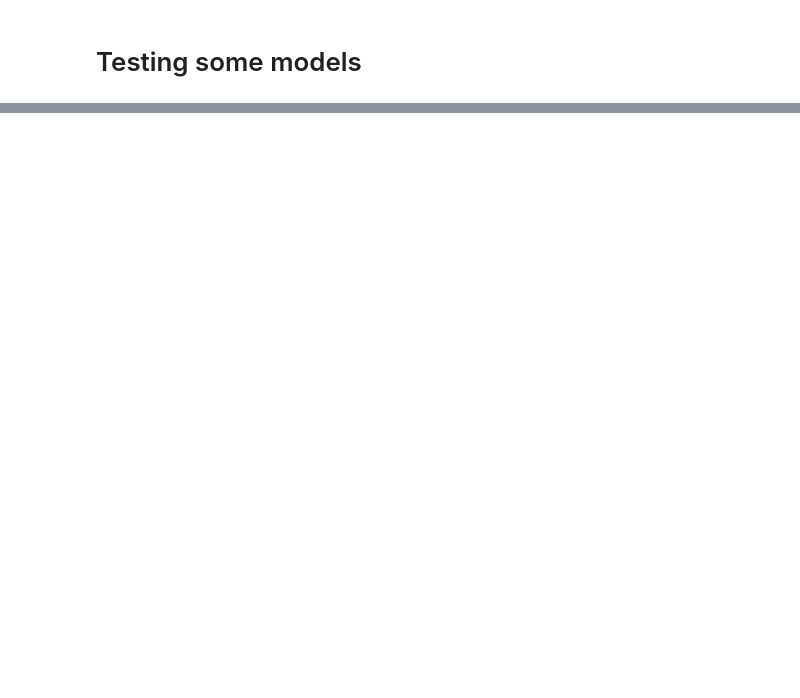
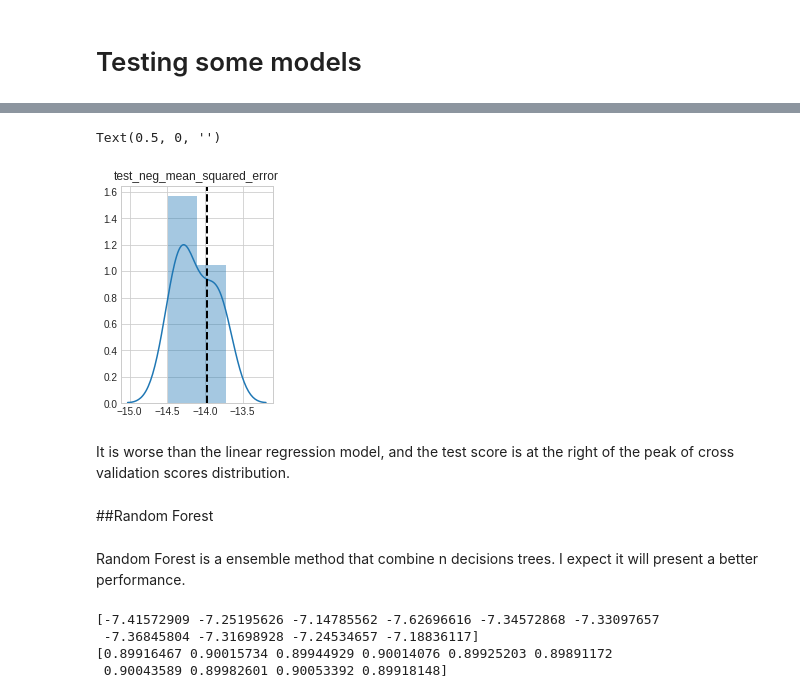
Before and after one commit to gchiuffa/learning, a Jupyter notebook: newyorktaxi.ipynb, the cells around one changed output, grey strips where cells are left out. Cells and saved outputs as stored; diff of their text form; code cells hidden in the pictures; blank space fills up the shorter version.

```diff
--- a/newyorktaxi.ipynb
+++ b/newyorktaxi.ipynb
@@ -539,0 +566,2 @@ NameError: ignored
+# %%
+prediction2=tree_reg.predict(X_test)
@@ -539,0 +573,33 @@ NameError: ignored
+# %%
+plt.subplot(121)
+sns.distplot(scores_tree['test_neg_mean_squared_error'])
+plt.axvline((-lin_mse),linewidth  = 2 ,
+                linestyle = "dashed",color = "k",
+                label = "lin_mse")
+plt.title('test_neg_mean_squared_error')
+plt.xlabel("")
+# %% [output]
+Text(0.5, 0, '')
+[figure, added]
+# %% [markdown]
+It is worse than the linear regression model, and the test score is at the right of the peak of cross validation scores distribution.
+# %% [markdown]
+##Random Forest
+# %% [markdown]
+Random Forest is a ensemble method that combine n decisions trees. I expect it will present a better performance.
+# %%
+from sklearn.ensemble import RandomForestRegressor
+forest_reg = RandomForestRegressor()
+
+forest_reg.fit(X_train,y_train)
+
+scores_forest = cross_validate(forest_reg, X_train, y_train, cv=10, scoring=('r2', 'neg_mean_squared_error'),
+                        return_train_score=True)
+
+print(scores_forest['test_neg_mean_squared_error'])
+print(scores_forest['train_r2'])
+# %% [output]
+[-7.41572909 -7.25195626 -7.14785562 -7.62696616 -7.34572868 -7.33097657
+ -7.36845804 -7.31698928 -7.24534657 -7.18836117]
+[0.89916467 0.90015734 0.89944929 0.90014076 0.89925203 0.89891172
+ 0.90043589 0.89982601 0.90053392 0.89918148]
```
Also changed, not shown: parts of 96 cells of this notebook.
